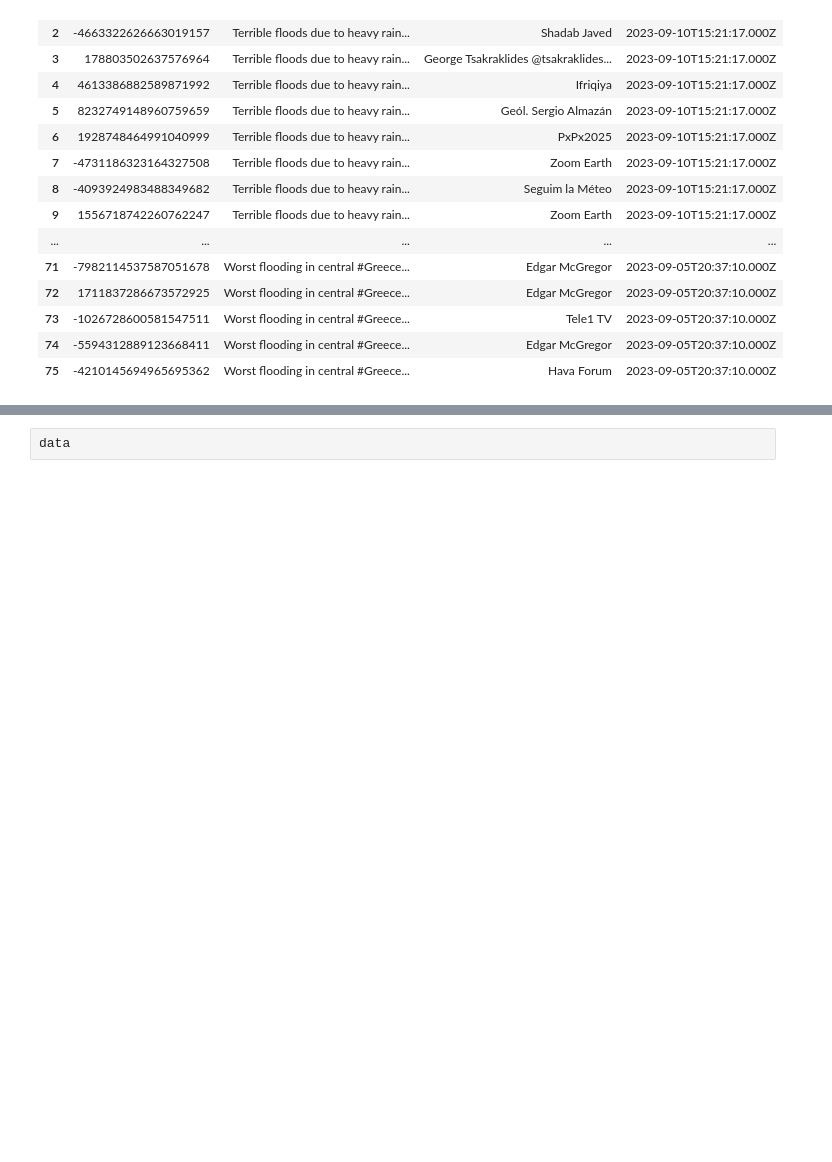
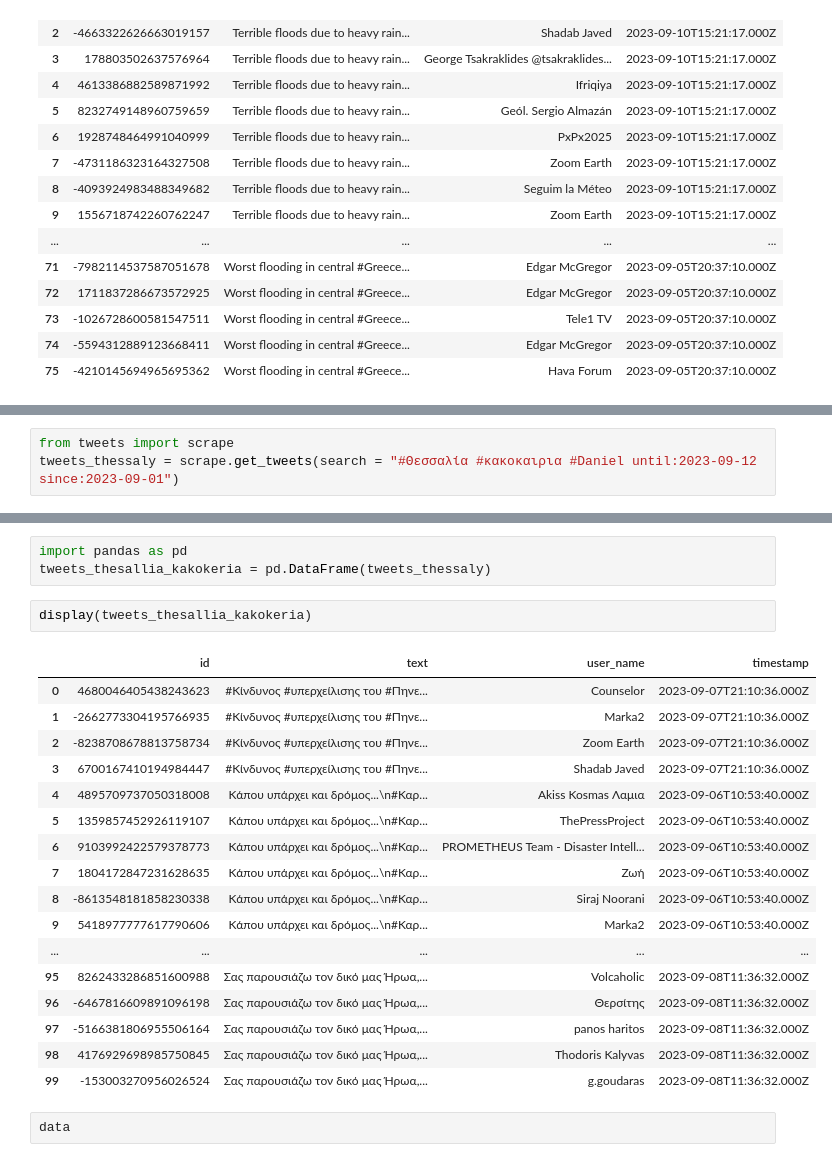
Before and after one commit to vasilis-vasiliou/Daniel, a Jupyter notebook: interactive.ipynb, the cells around one changed output, grey strips where cells are left out. Cells and saved outputs as stored; diff of their text form; blank space fills up the shorter version.

Commit message:
instructions/project info/jupyter notebook option added/corrected errors

```diff
--- a/interactive.ipynb
+++ b/interactive.ipynb
@@ -103,0 +50,3 @@ print(data)
+# %%
+from tweets import scrape
+tweets_thessaly = scrape.get_tweets(search = "#Θεσσαλία #κακοκαιρια #Daniel until:2023-09-12 since:2023-09-01")
@@ -104,3 +71,26 @@ print(data)
+# %%
+import pandas as pd
+tweets_thesallia_kakokeria = pd.DataFrame(tweets_thessaly)
+# %%
+display(tweets_thesallia_kakokeria)
+# %% [output]
+|  | id | text | user_name | timestamp |
+| 0 | 4680046405438243623 | #Κίνδυνος #υπερχείλισης του #Πηνε... | Counselor | 2023-09-07T21:10:36.000Z |
+| 1 | -2662773304195766935 | #Κίνδυνος #υπερχείλισης του #Πηνε... | Marka2 | 2023-09-07T21:10:36.000Z |
+| 2 | -8238708678813758734 | #Κίνδυνος #υπερχείλισης του #Πηνε... | Zoom Earth | 2023-09-07T21:10:36.000Z |
+| 3 | 6700167410194984447 | #Κίνδυνος #υπερχείλισης του #Πηνε... | Shadab Javed | 2023-09-07T21:10:36.000Z |
+| 4 | 4895709737050318008 | Κάπου υπάρχει και δρόμος...\n#Καρ... | Akiss Kosmas Λαμια | 2023-09-06T10:53:40.000Z |
+| 5 | 1359857452926119107 | Κάπου υπάρχει και δρόμος...\n#Καρ... | ThePressProject | 2023-09-06T10:53:40.000Z |
+| 6 | 9103992422579378773 | Κάπου υπάρχει και δρόμος...\n#Καρ... | PROMETHEUS Team - Disaster Intell... | 2023-09-06T10:53:40.000Z |
+| 7 | 1804172847231628635 | Κάπου υπάρχει και δρόμος...\n#Καρ... | Ζωή | 2023-09-06T10:53:40.000Z |
+| 8 | -8613548181858230338 | Κάπου υπάρχει και δρόμος...\n#Καρ... | Siraj Noorani | 2023-09-06T10:53:40.000Z |
+| 9 | 5418977777617790606 | Κάπου υπάρχει και δρόμος...\n#Καρ... | Marka2 | 2023-09-06T10:53:40.000Z |
+| ... | ... | ... | ... | ... |
+| 95 | 8262433286851600988 | Σας παρουσιάζω τον δικό μας Ήρωα,... | Volcaholic | 2023-09-08T11:36:32.000Z |
+| 96 | -6467816609891096198 | Σας παρουσιάζω τον δικό μας Ήρωα,... | Θερσίτης | 2023-09-08T11:36:32.000Z |
+| 97 | -5166381806955506164 | Σας παρουσιάζω τον δικό μας Ήρωα,... | panos haritos | 2023-09-08T11:36:32.000Z |
+| 98 | 4176929698985750845 | Σας παρουσιάζω τον δικό μας Ήρωα,... | Thodoris Kalyvas | 2023-09-08T11:36:32.000Z |
+| 99 | -153003270956026524 | Σας παρουσιάζω τον δικό μας Ήρωα,... | g.goudaras | 2023-09-08T11:36:32.000Z |
 # %%
 data
 # %% [output]
```
Also changed, not shown: parts of 9 cells of this notebook, 4 other files.
